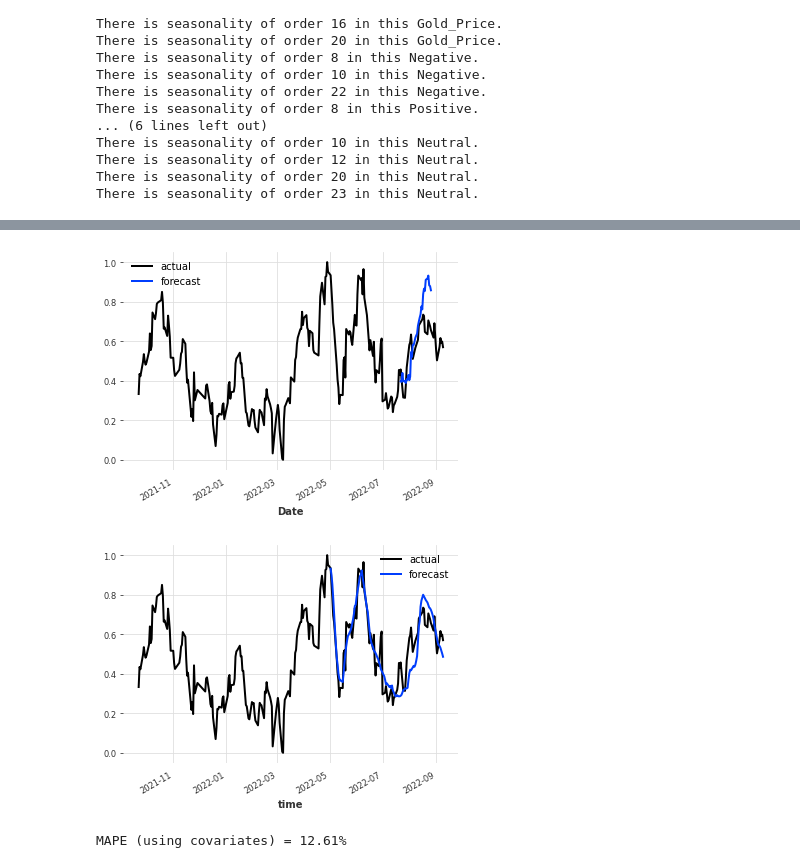
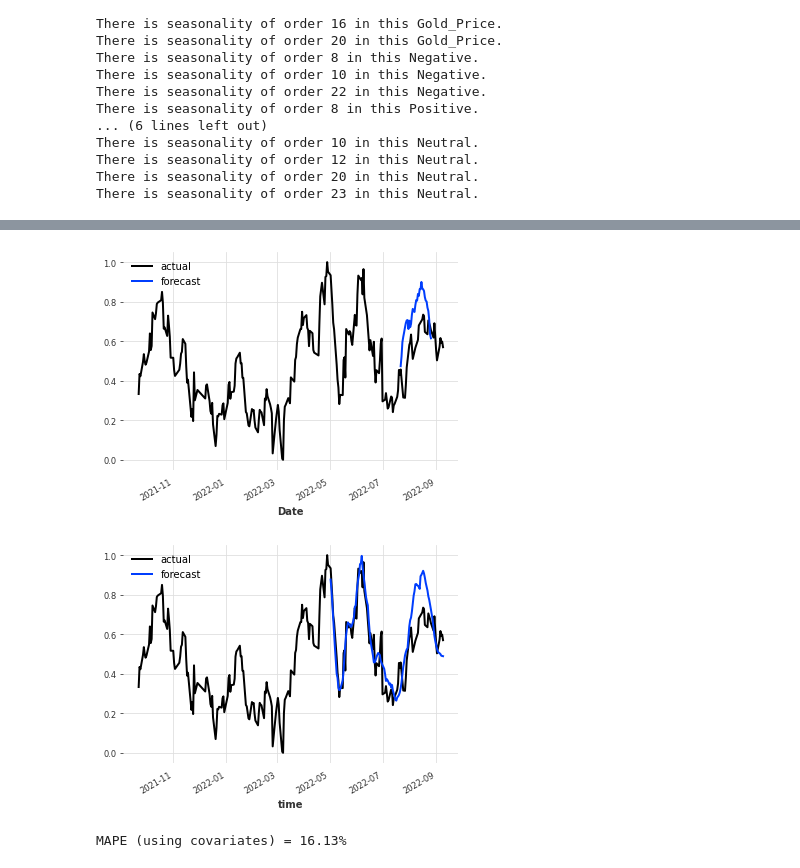
Before and after one commit to kkap250901/Stock-Prediction, a Jupyter notebook: Macro-analysis.ipynb, the cells around one changed output, grey strips where cells are left out. Saved outputs shown, nothing was run; the diff lists cells and outputs as text; code cells hidden in the pictures.

```diff
--- a/Macro-analysis.ipynb
+++ b/Macro-analysis.ipynb
@@ -369,7 +369,7 @@ model_cov = BlockRNNModel(
     model="LSTM",
     input_chunk_length=50,
     output_chunk_length=24,
-    n_epochs=300,
+    n_epochs=600,
     random_state=0,
 )
 model_cov.fit(
@@ -420,3 +420,3 @@ print("MAPE (using covariates) = {:.2f}%".format(mape(Macro['Close'], backtest_c
-[figure, old version]
+[figure, new version]
-[figure, old version]
+[figure, new version]
-MAPE (using covariates) = 12.61%
+MAPE (using covariates) = 16.13%
```
Also changed, not shown: parts of 2 cells of this notebook.
